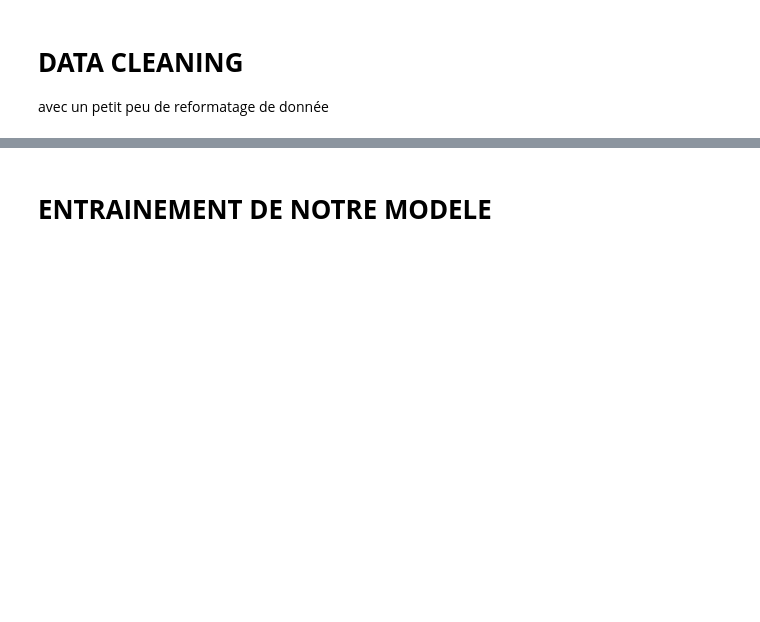
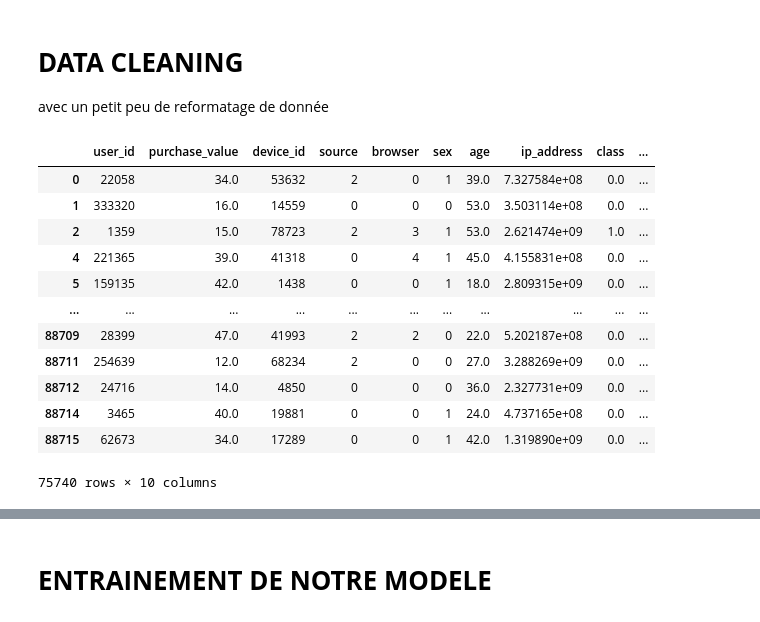
Before and after one commit to AymericShini/python-base, a Jupyter notebook: tp_fraude/Tp_fraude.ipynb, the cells around one changed output, grey strips where cells are left out. Cells and saved outputs as stored; diff of their text form; code cells hidden in the pictures; blank space fills up the shorter version.

```diff
--- a/tp_fraude/Tp_fraude.ipynb
+++ b/tp_fraude/Tp_fraude.ipynb
@@ -144,6 +147,21 @@ avec un petit peu de reformatage de donnée
 # %%
 #On s'aperçoit que certaine ligne possède une valeur appelé "Unknown" car l'ip ne faisait partie d'aucune plage de donnée, on va les supprimés
 fraud_df = fraud_df[fraud_df.IP_country != 'Unknown']
+fraud_df
+# %% [output]
+|  | user_id | purchase_value | device_id | source | browser | sex | age | ip_address | class | ... |
+| 0 | 22058 | 34.0 | 53632 | 2 | 0 | 1 | 39.0 | 7.327584e+08 | 0.0 | ... |
+| 1 | 333320 | 16.0 | 14559 | 0 | 0 | 0 | 53.0 | 3.503114e+08 | 0.0 | ... |
+| 2 | 1359 | 15.0 | 78723 | 2 | 3 | 1 | 53.0 | 2.621474e+09 | 1.0 | ... |
+| 4 | 221365 | 39.0 | 41318 | 0 | 4 | 1 | 45.0 | 4.155831e+08 | 0.0 | ... |
+| 5 | 159135 | 42.0 | 1438 | 0 | 0 | 1 | 18.0 | 2.809315e+09 | 0.0 | ... |
+| ... | ... | ... | ... | ... | ... | ... | ... | ... | ... | ... |
+| 88709 | 28399 | 47.0 | 41993 | 2 | 2 | 0 | 22.0 | 5.202187e+08 | 0.0 | ... |
+| 88711 | 254639 | 12.0 | 68234 | 2 | 0 | 0 | 27.0 | 3.288269e+09 | 0.0 | ... |
+| 88712 | 24716 | 14.0 | 4850 | 0 | 0 | 0 | 36.0 | 2.327731e+09 | 0.0 | ... |
+| 88714 | 3465 | 40.0 | 19881 | 0 | 0 | 1 | 24.0 | 4.737165e+08 | 0.0 | ... |
+| 88715 | 62673 | 34.0 | 17289 | 0 | 0 | 1 | 42.0 | 1.319890e+09 | 0.0 | ... |
+75740 rows × 10 columns
 # %%
 # J'isole ma target
 Y = fraud_df['class']
```
Also changed, not shown: parts of 26 cells of this notebook.
